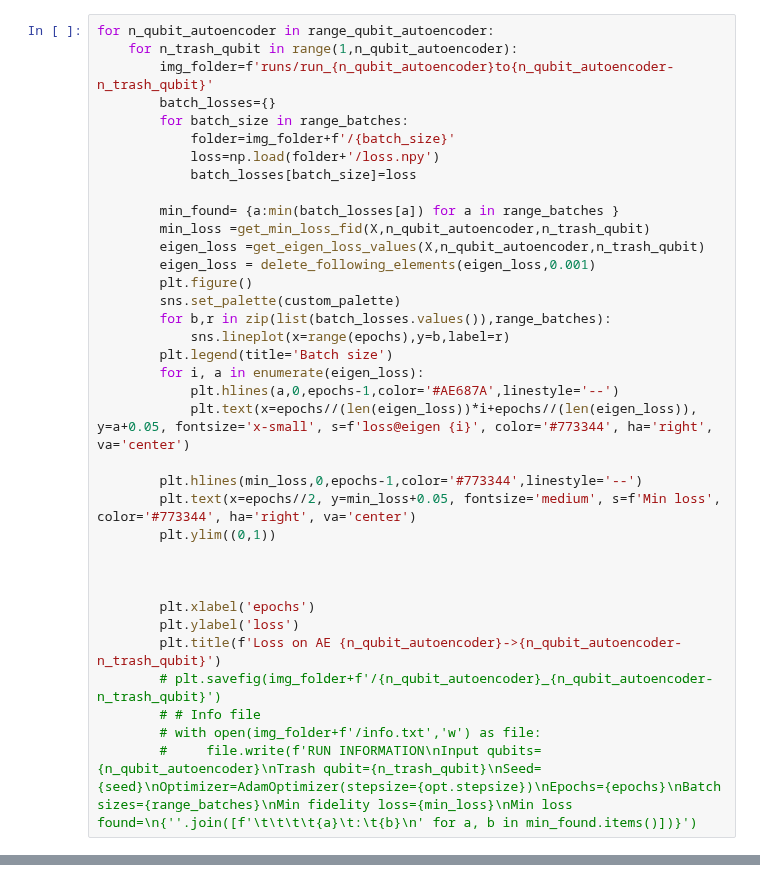
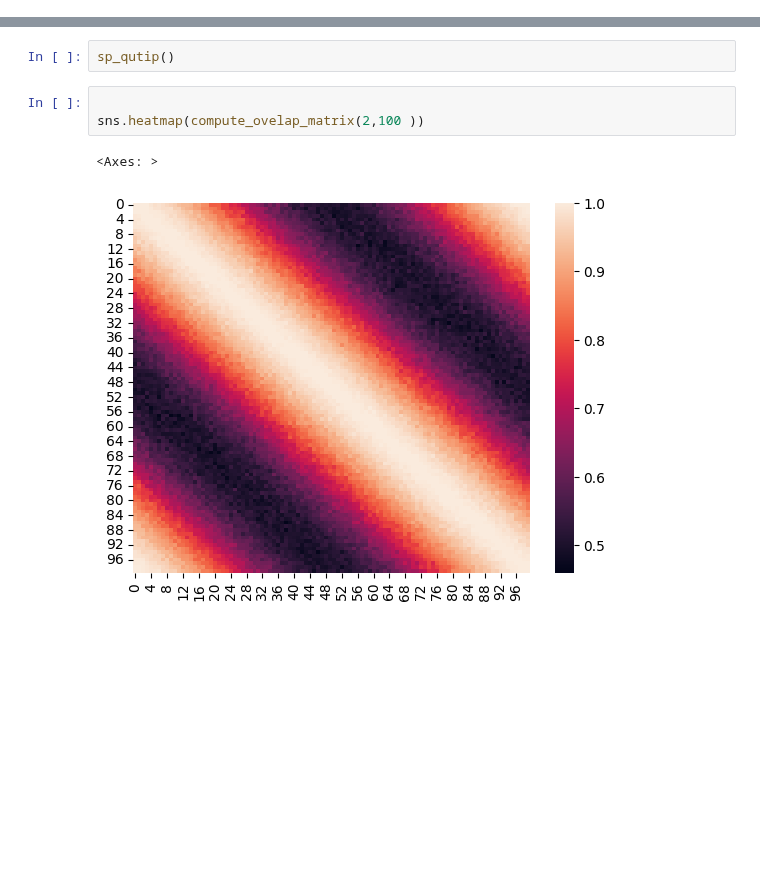
Before and after one commit to filorazi/Dim_red_SWAP, a Jupyter notebook: tmp.ipynb, the cells around one changed output, grey strips where cells are left out. Cells and saved outputs as stored; diff of their text form; blank space fills up the shorter version.

```diff
--- a/tmp.ipynb
+++ b/tmp.ipynb
@@ -31,36 +20,0 @@ X=np.random.rand(n)*2*np.pi
-# %%
-for n_qubit_autoencoder in range_qubit_autoencoder:
-    for n_trash_qubit in range(1,n_qubit_autoencoder):
-        img_folder=f'runs/run_{n_qubit_autoencoder}to{n_qubit_autoencoder-n_trash_qubit}'
-        batch_losses={}
-        for batch_size in range_batches:
-            folder=img_folder+f'/{batch_size}'
-            loss=np.load(folder+'/loss.npy')
-            batch_losses[batch_size]=loss
-
-        min_found= {a:min(batch_losses[a]) for a in range_batches }
-        min_loss =get_min_loss_fid(X,n_qubit_autoencoder,n_trash_qubit)
-        eigen_loss =get_eigen_loss_values(X,n_qubit_autoencoder,n_trash_qubit)
-        eigen_loss = delete_following_elements(eigen_loss,0.001)
-        plt.figure()
-        sns.set_palette(custom_palette)
-        for b,r in zip(list(batch_losses.values()),range_batches):
-            sns.lineplot(x=range(epochs),y=b,label=r)
-        plt.legend(title='Batch size')
-        for i, a in enumerate(eigen_loss):
-            plt.hlines(a,0,epochs-1,color='#AE687A',linestyle='--')
-            plt.text(x=epochs//(len(eigen_loss))*i+epochs//(len(eigen_loss)), y=a+0.05, fontsize='x-small', s=f'loss@eigen {i}', color='#773344', ha='right', va='center')
-
-        plt.hlines(min_loss,0,epochs-1,color='#773344',linestyle='--')
-        plt.text(x=epochs//2, y=min_loss+0.05, fontsize='medium', s=f'Min loss', color='#773344', ha='right', va='center')
-        plt.ylim((0,1))
-
-
-
-        plt.xlabel('epochs')
-        plt.ylabel('loss')
-        plt.title(f'Loss on AE {n_qubit_autoencoder}->{n_qubit_autoencoder-n_trash_qubit}')
-        # plt.savefig(img_folder+f'/{n_qubit_autoencoder}_{n_qubit_autoencoder-n_trash_qubit}')
-        # # Info file
-        # with open(img_folder+f'/info.txt','w') as file:
-        #     file.write(f'RUN INFORMATION\nInput qubits={n_qubit_autoencoder}\nTrash qubit={n_trash_qubit}\nSeed={seed}\nOptimizer=AdamOptimizer(stepsize={opt.stepsize})\nEpochs={epochs}\nBatch sizes={range_batches}\nMin fidelity loss={min_loss}\nMin loss found=\n{''.join([f'\t\t\t\t{a}\t:\t{b}\n' for a, b in min_found.items()])}')
@@ -80,0 +21,8 @@ for n_qubit_autoencoder in range_qubit_autoencoder:
+# %%
+sp_qutip()
+# %%
+
+sns.heatmap(compute_ovelap_matrix(2,100 ))
+# %% [output]
+<Axes: >
+[figure, added]
```
Also changed, not shown: parts of 2 cells of this notebook, 20 other files.
